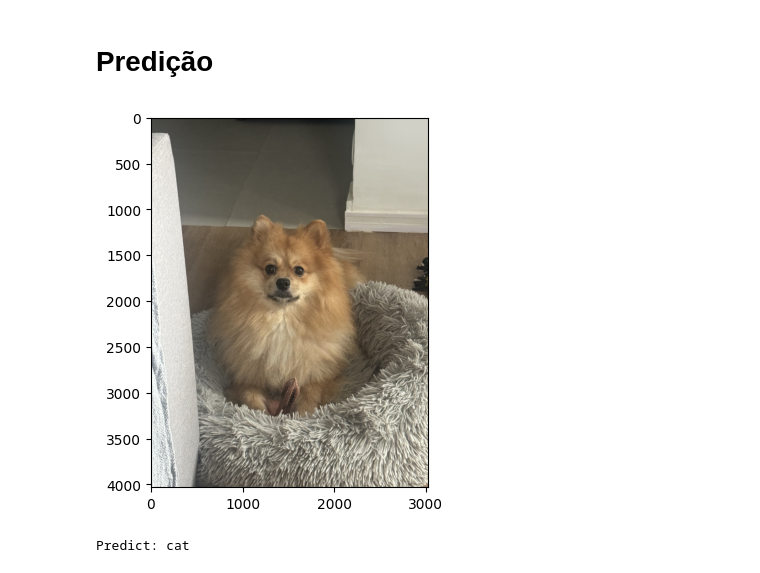
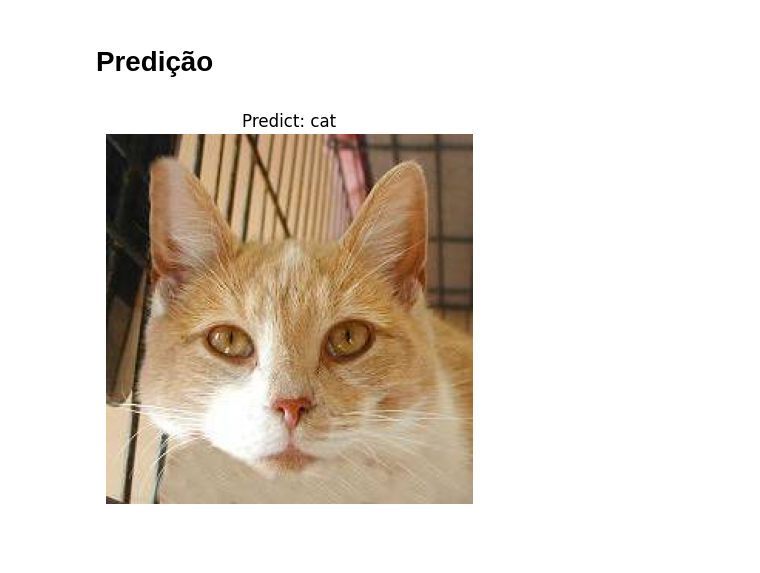
Before and after one commit to z-fab/postech-data-analytics, a Jupyter notebook: f5-deep-learning/m1-deep-reinforcement-learning/notebook-classifier_animals.ipynb, the cells around one changed output. Drawn from its saved outputs; the diff is of its cells as text; code cells hidden in the pictures; blank space fills up the shorter version.

```diff
--- a/f5-deep-learning/m1-deep-reinforcement-learning/notebook-classifier_animals.ipynb
+++ b/f5-deep-learning/m1-deep-reinforcement-learning/notebook-classifier_animals.ipynb
@@ -469,25 +593,28 @@ KeyboardInterrupt:
 # %%
 from PIL import Image
 
-transform = transforms.Compose([
-    transforms.Resize((image_size, image_size)),
-    transforms.ToTensor()
-])
+def predict_image(model, img_url):
 
-img = cv2.imread('../data/animals_class/dog_test.jpg')
-img = cv2.cvtColor(img, cv2.COLOR_BGR2RGB)
-plt.imshow(img)
+    transform = transforms.Compose([
+        transforms.Resize((image_size, image_size)),
+        transforms.ToTensor()
+    ])
 
-img = Image.fromarray(img)
-img_tensor = transform(img)
-img_tensor = img_tensor.unsqueeze(0).to(configs_default['device'])
+    img = cv2.imread(img_url)
+    img = cv2.cvtColor(img, cv2.COLOR_BGR2RGB)
+
+    img = Image.fromarray(img)
+    img_tensor = transform(img)
+    img_tensor = img_tensor.unsqueeze(0).to(configs_default['device'])
+
+    with torch.no_grad():
+        output = model(img_tensor)
+        _, predict = torch.max(output, 1)
+
+    plt.imshow(img)
+    plt.title(f"Predict: {label_map[predict.item()]}")
+    plt.axis('off')
-# %% [output]
-[figure, removed]
-# %%
-with torch.no_grad():
-    output = vgg16(img_tensor)
-    _, predict = torch.max(output, 1)
-
-print(f"Predict: {label_map[predict.item()]}")
-# %% [output]
-Predict: cat
+# %%
+predict_image(vgg16, '../data/animals_class/cat2_test.jpg')
+# %% [output]
+[figure, added]
```
Also changed, not shown: parts of 14 cells of this notebook.
